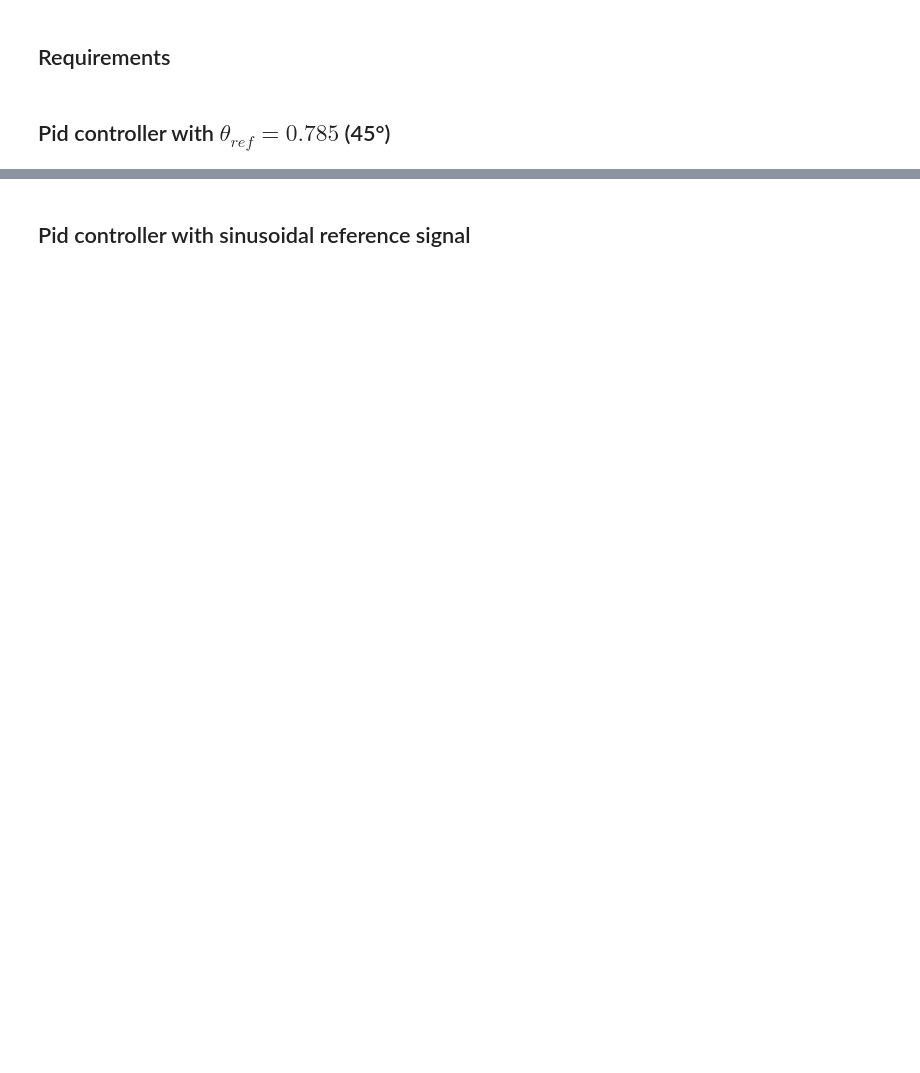
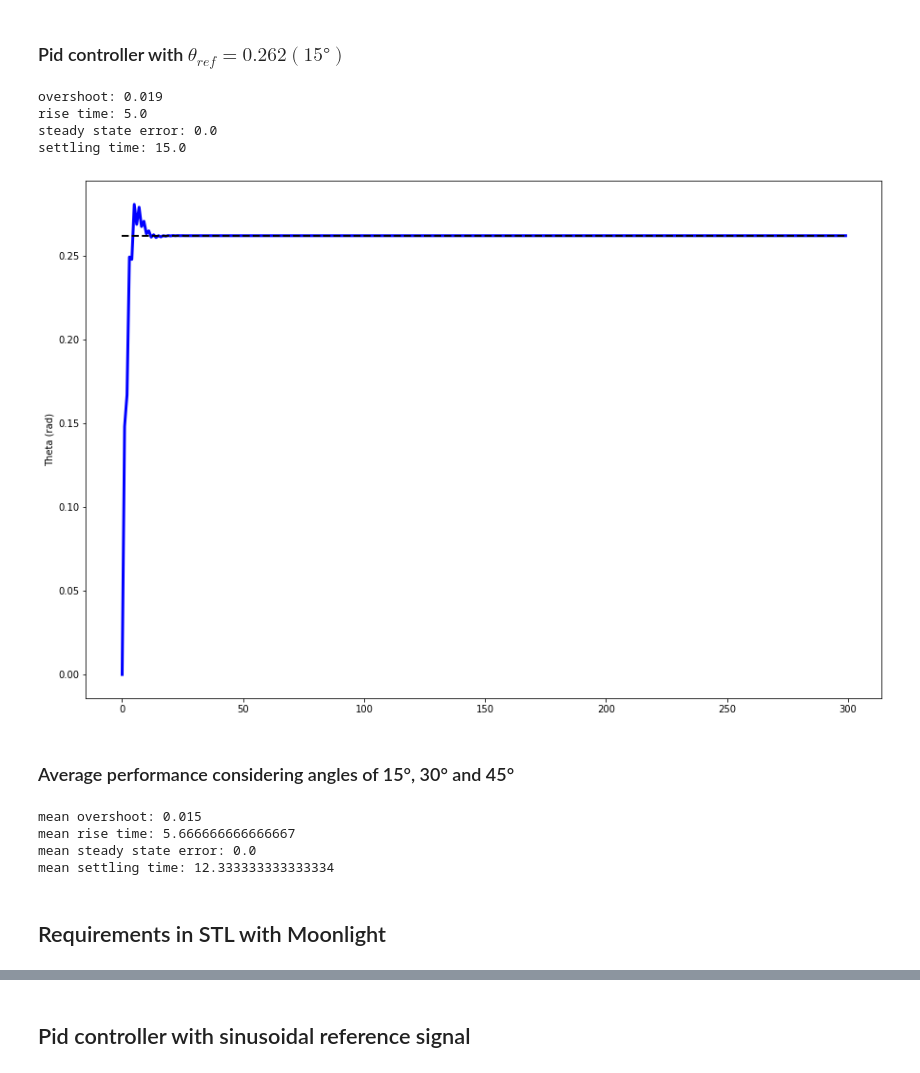
Before and after one commit to GiuliaMP/CPS_Project, a Jupyter notebook: cps_notebook.ipynb, the cells around one changed output, grey strips where cells are left out. Cells and saved outputs as stored; diff of their text form; code cells hidden in the pictures; blank space fills up the shorter version.

```diff
--- a/cps_notebook.ipynb
+++ b/cps_notebook.ipynb
@@ -5,0 +8,8 @@ import pid_performances as pidper
+# %%
+# Define the constant and initialize the model
+eta = 0.1 # damping factor
+m_b = 0.01 # mass of the ball
+m_c = 500 # mass of the car
+g = 9.8 # gravity
+r = 1 # radius of the pendulum
+model = car_model.Model(eta, m_b,m_c,g,r)
@@ -5,0 +18,6 @@ import pid_performances as pidper
+# %%
+noise = np.zeros(300)
+# pi: 10,30
+# pd: 50,30
+# pid: 15,30,30
+pid_model = pidmodel.PID(model, 15,30,30)
@@ -6,5 +37,44 @@ import pid_performances as pidper
+# %% [markdown]
+### Pid controller with $\theta_{ref} = 0.262 (15°)$
+# %%
+sp = np.zeros(300) + 0.262
+theta_store_15, omega_store_15, sp_store_15, v_store_15, u_store_15, ts, theta_noisy_store_15 = pid_model.run(299, 300, sp, [0.0,0.0], noise)
+pidper.print_performances(theta_store_15, sp_store_15, ts)
+pid_model.plot(theta_store_15, omega_store_15, sp_store_15, v_store_15,u_store_15, ts)
+# %% [output]
+overshoot: 0.019
+rise time: 5.0
+steady state error: 0.0
+settling time: 15.0
+[figure, added]
+# %% [markdown]
+### Average performance considering angles of 15°, 30° and 45°
+# %%
+possible_angle = [0.262, 0.523, 0.785]
+
+overshoot = 0
+rise_time = 0
+steady_state = 0
+settling = 0
+for i in range(len(possible_angle)):
+    sp = np.zeros(300) + possible_angle[i]
+    theta_store, omega_store, sp_store, v_store, u_store, ts, theta_noisy_store = pid_model.run(299, 300, sp, [0.0,0.0], noise)
+    overshoot += pidper.overshoot(theta_store, sp_store)
+    rise_time += pidper.rise_time(theta_store, sp_store, ts)
+    steady_state += pidper.steady_state_error(theta_store, sp_store)
+    settling += pidper.settling_time(theta_store, ts)
+
+print(f'mean overshoot: {overshoot/len(possible_angle)}')
+print(f'mean rise time: {rise_time/len(possible_angle)}')
+print(f'mean steady state error: {steady_state/len(possible_angle)}')
+print(f'mean settling time: {settling/len(possible_angle)}')
+# %% [output]
+mean overshoot: 0.015
+mean rise time: 5.666666666666667
+mean steady state error: 0.0
+mean settling time: 12.333333333333334
 # %% [markdown]
-## Requirements
+## Requirements in STL with Moonlight
 # %%
 from moonlight import *
 
@@ -43,5 +114,3 @@ monitor_3 = moonlightScript_speed.getMonitor("speed")
 moonlightScript_acceleration = ScriptLoader.loadFromText(script_acceleration)
 monitor_4 = moonlightScript_acceleration.getMonitor("positive_delta")
 monitor_5 = moonlightScript_acceleration.getMonitor("negative_delta")
-# %% [markdown]
-## Pid controller with $\theta_{ref} = 0.785$ (45°)
```
Also changed, not shown: parts of 40 cells of this notebook, 3 other files.
